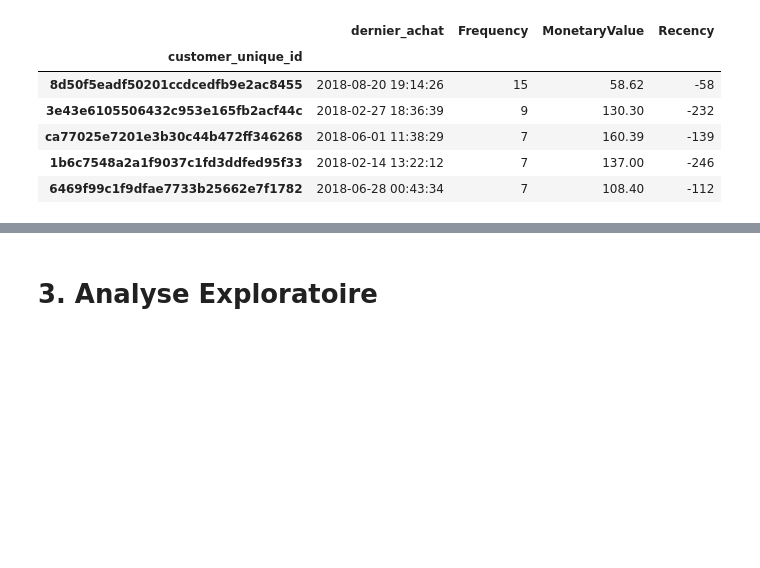
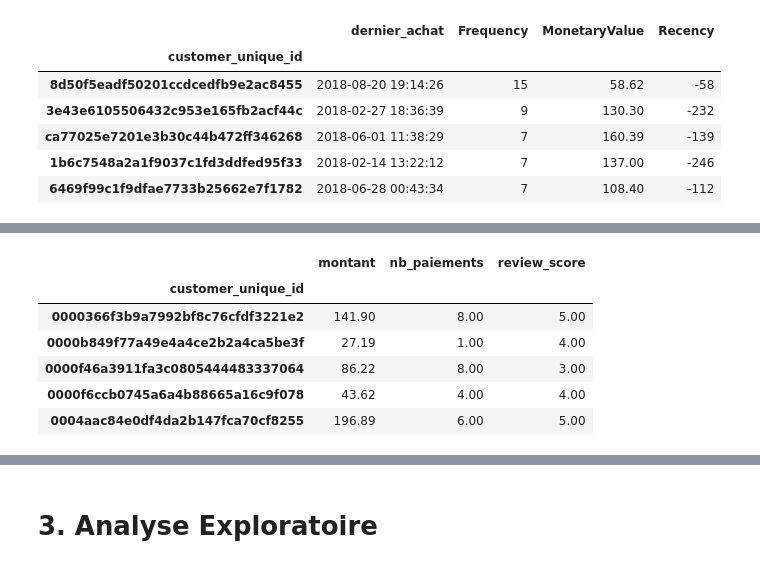
Before and after one commit to mrcreasey/oc-ds-p5-unsupervised-clustering, a Jupyter notebook: P5_01_analyse.ipynb, the cells around one changed output, grey strips where cells are left out. Drawn from its saved outputs; the diff is of its cells as text; code cells hidden in the pictures; blank space fills up the shorter version.

```diff
--- a/P5_01_analyse.ipynb
+++ b/P5_01_analyse.ipynb
@@ -1323,0 +1336,15 @@ clients.sort_values(by='Frequency', ascending=False).head()
+# %%
+commandes_agg = commandes.groupby("customer_unique_id").agg(
+    montant=('payment_value', 'sum'),
+    nb_paiements=('payment_installments', 'mean'),
+    review_score=('review_score', 'mean')
+)
+commandes_agg.head()
+# %% [output]
+|  | montant | nb_paiements | review_score |
+| customer_unique_id |  |  |  |
+| 0000366f3b9a7992bf8c76cfdf3221e2 | 141.90 | 8.00 | 5.00 |
+| 0000b849f77a49e4a4ce2b2a4ca5be3f | 27.19 | 1.00 | 4.00 |
+| 0000f46a3911fa3c0805444483337064 | 86.22 | 8.00 | 3.00 |
+| 0000f6ccb0745a6a4b88665a16c9f078 | 43.62 | 4.00 | 4.00 |
+| 0004aac84e0df4da2b147fca70cf8255 | 196.89 | 6.00 | 5.00 |
```
Also changed, not shown: parts of 22 cells of this notebook, 1 other file.
